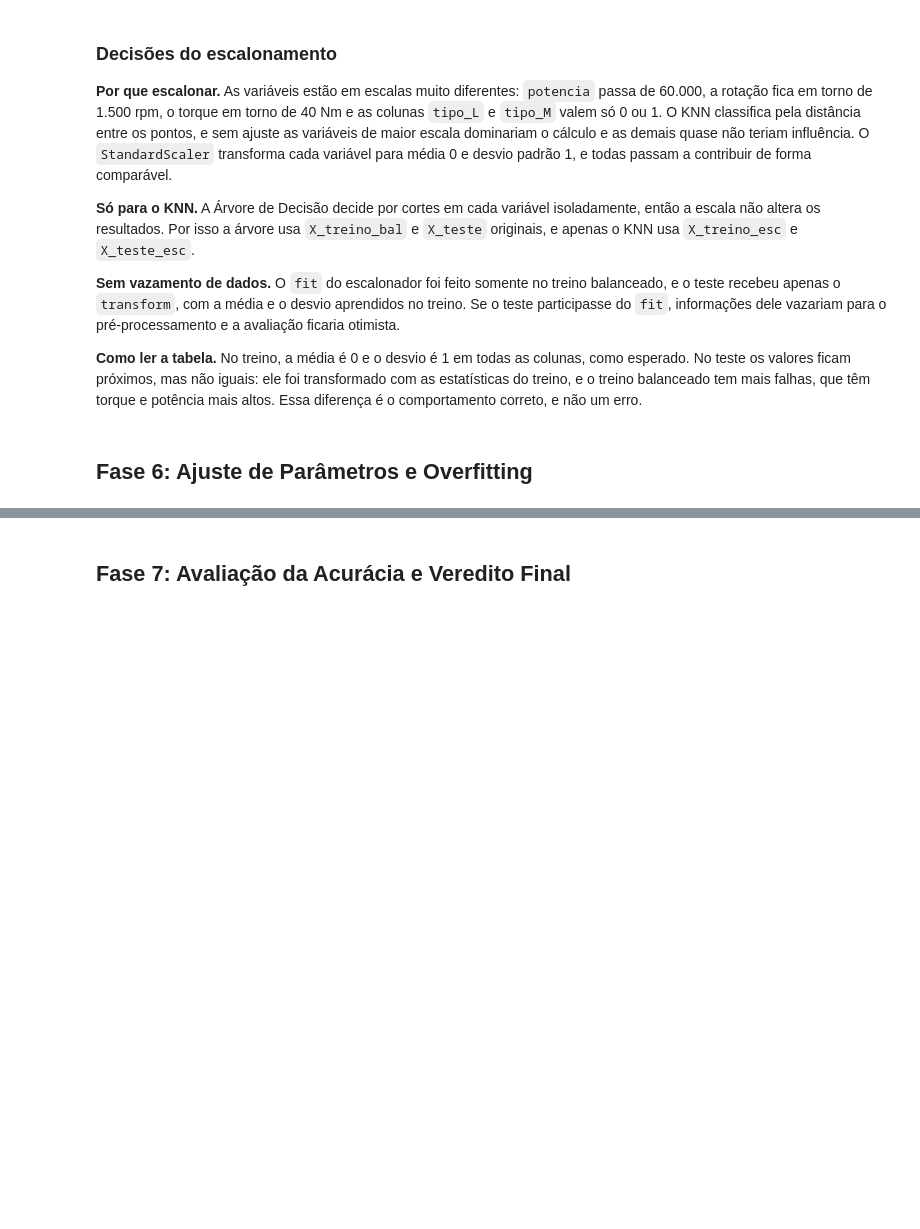
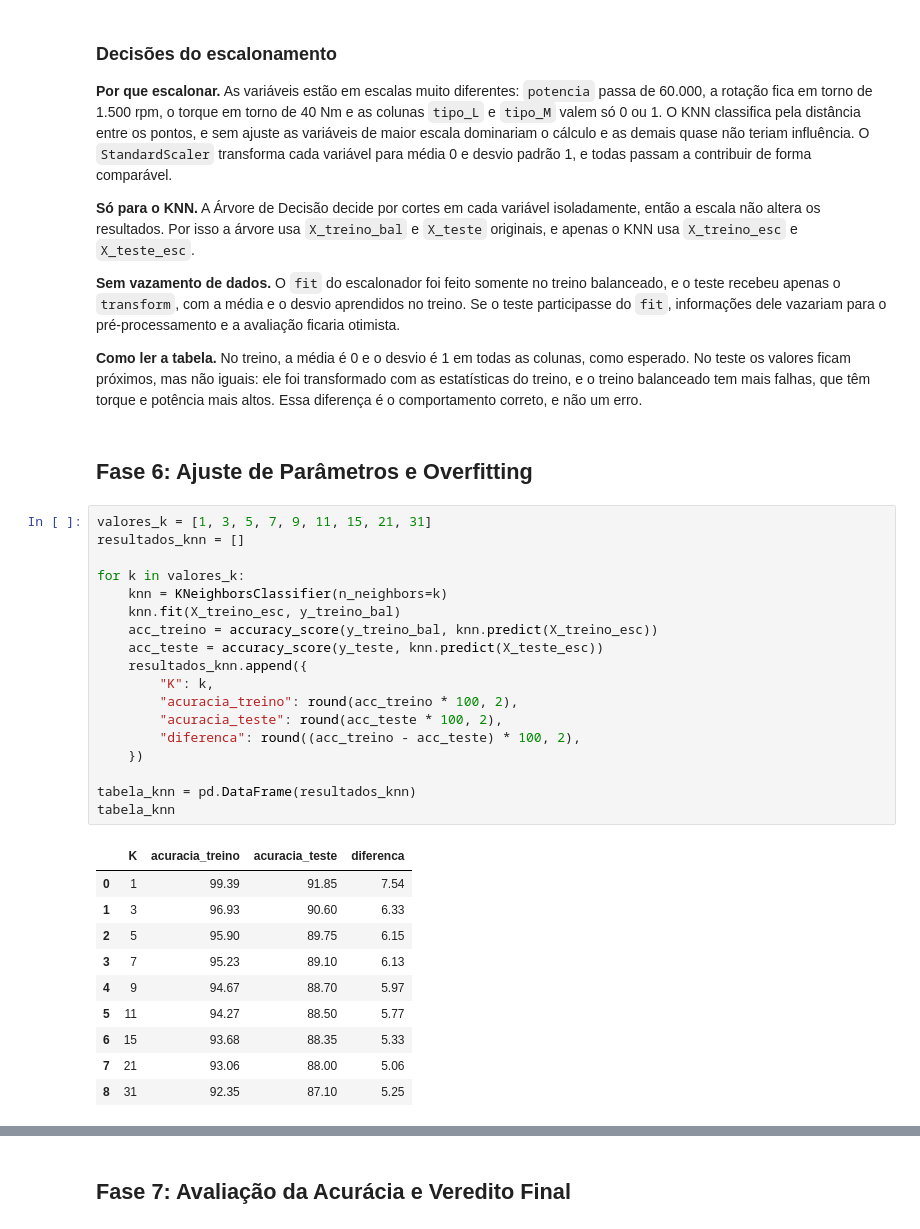
Before and after one commit to felipemendes2077/predictmaint-py, a Jupyter notebook: pipeline_manutencao_preditiva.ipynb, the cells around one changed output, grey strips where cells are left out. Saved outputs shown, nothing was run; the diff lists cells and outputs as text; blank space fills up the shorter version.

```diff
--- a/pipeline_manutencao_preditiva.ipynb
+++ b/pipeline_manutencao_preditiva.ipynb
@@ -390,3 +390,32 @@ resumo
 **Como ler a tabela.** No treino, a média é 0 e o desvio é 1 em todas as colunas, como esperado. No teste os valores ficam próximos, mas não iguais: ele foi transformado com as estatísticas do treino, e o treino balanceado tem mais falhas, que têm torque e potência mais altos. Essa diferença é o comportamento correto, e não um erro.
 # %% [markdown]
 ## Fase 6: Ajuste de Parâmetros e Overfitting
+# %%
+valores_k = [1, 3, 5, 7, 9, 11, 15, 21, 31]
+resultados_knn = []
+
+for k in valores_k:
+    knn = KNeighborsClassifier(n_neighbors=k)
+    knn.fit(X_treino_esc, y_treino_bal)
+    acc_treino = accuracy_score(y_treino_bal, knn.predict(X_treino_esc))
+    acc_teste = accuracy_score(y_teste, knn.predict(X_teste_esc))
+    resultados_knn.append({
+        "K": k,
+        "acuracia_treino": round(acc_treino * 100, 2),
+        "acuracia_teste": round(acc_teste * 100, 2),
+        "diferenca": round((acc_treino - acc_teste) * 100, 2),
+    })
+
+tabela_knn = pd.DataFrame(resultados_knn)
+tabela_knn
+# %% [output]
+|  | K | acuracia_treino | acuracia_teste | diferenca |
+| 0 | 1 | 99.39 | 91.85 | 7.54 |
+| 1 | 3 | 96.93 | 90.60 | 6.33 |
+| 2 | 5 | 95.90 | 89.75 | 6.15 |
+| 3 | 7 | 95.23 | 89.10 | 6.13 |
+| 4 | 9 | 94.67 | 88.70 | 5.97 |
+| 5 | 11 | 94.27 | 88.50 | 5.77 |
+| 6 | 15 | 93.68 | 88.35 | 5.33 |
+| 7 | 21 | 93.06 | 88.00 | 5.06 |
+| 8 | 31 | 92.35 | 87.10 | 5.25 |
```
Also changed, not shown: parts of 3 cells of this notebook.
